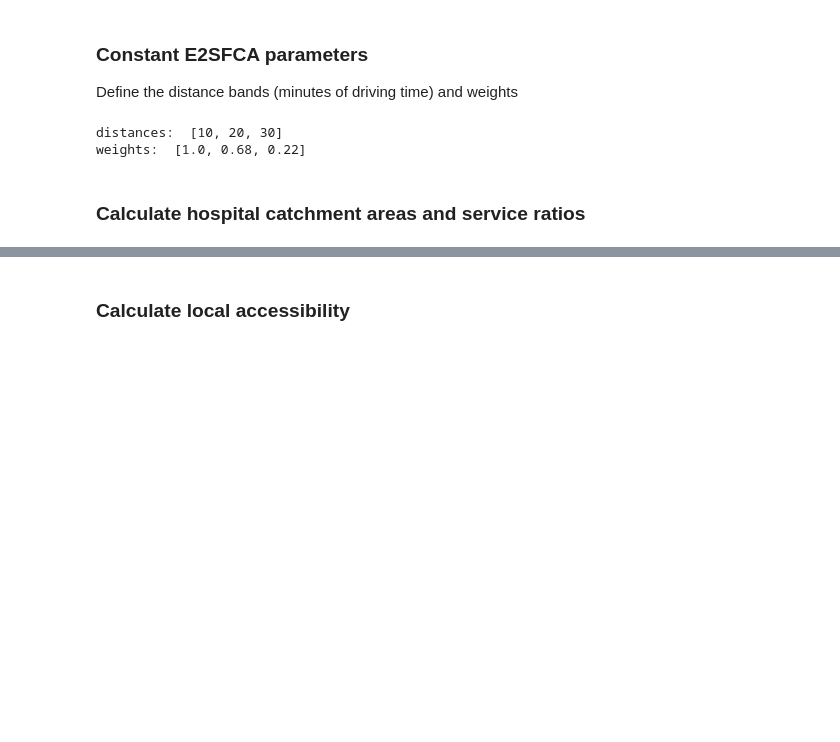
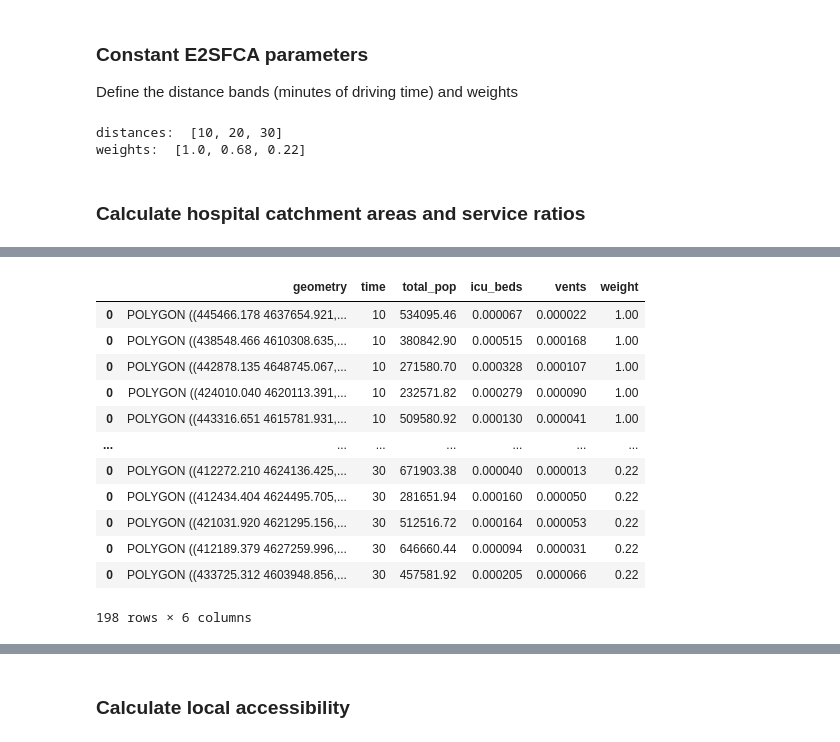
Before and after one commit to gsokolow/RPr-Kang-2020, a Jupyter notebook: procedure/code/02-COVID-19Acc-Original.ipynb, the cells around one changed output, grey strips where cells are left out. Cells and saved outputs as stored; diff of their text form; code cells hidden in the pictures; blank space fills up the shorter version.

```diff
--- a/procedure/code/02-COVID-19Acc-Original.ipynb
+++ b/procedure/code/02-COVID-19Acc-Original.ipynb
@@ -687,0 +688,21 @@ Wall time: 6min 11s
+# %%
+# add weight field to each catchment polygon
+for i in range(len(weights)):
+    catchments[i]['weight'] = weights[i]
+# combine the three sets of catchment polygons into one geodataframe
+geocatchments = pd.concat([catchments[0], catchments[1], catchments[2]])
+geocatchments
+# %% [output]
+|  | geometry | time | total_pop | icu_beds | vents | weight |
+| 0 | POLYGON ((445466.178 4637654.921,... | 10 | 534095.46 | 0.000067 | 0.000022 | 1.00 |
+| 0 | POLYGON ((438548.466 4610308.635,... | 10 | 380842.90 | 0.000515 | 0.000168 | 1.00 |
+| 0 | POLYGON ((442878.135 4648745.067,... | 10 | 271580.70 | 0.000328 | 0.000107 | 1.00 |
+| 0 | POLYGON ((424010.040 4620113.391,... | 10 | 232571.82 | 0.000279 | 0.000090 | 1.00 |
+| 0 | POLYGON ((443316.651 4615781.931,... | 10 | 509580.92 | 0.000130 | 0.000041 | 1.00 |
+| ... | ... | ... | ... | ... | ... | ... |
+| 0 | POLYGON ((412272.210 4624136.425,... | 30 | 671903.38 | 0.000040 | 0.000013 | 0.22 |
+| 0 | POLYGON ((412434.404 4624495.705,... | 30 | 281651.94 | 0.000160 | 0.000050 | 0.22 |
+| 0 | POLYGON ((421031.920 4621295.156,... | 30 | 512516.72 | 0.000164 | 0.000053 | 0.22 |
+| 0 | POLYGON ((412189.379 4627259.996,... | 30 | 646660.44 | 0.000094 | 0.000031 | 0.22 |
+| 0 | POLYGON ((433725.312 4603948.856,... | 30 | 457581.92 | 0.000205 | 0.000066 | 0.22 |
+198 rows × 6 columns
```
Also changed, not shown: parts of 17 cells of this notebook, 5 other files.
